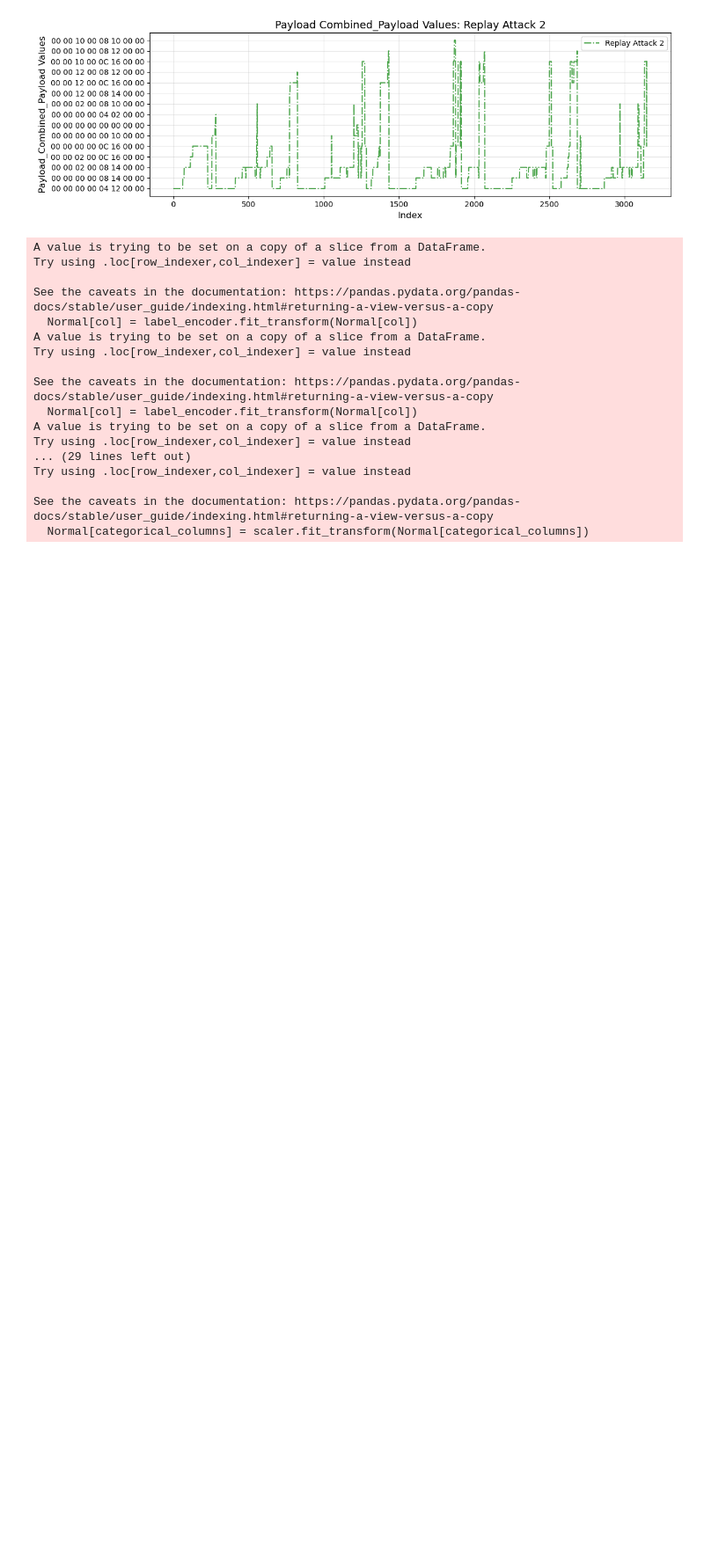
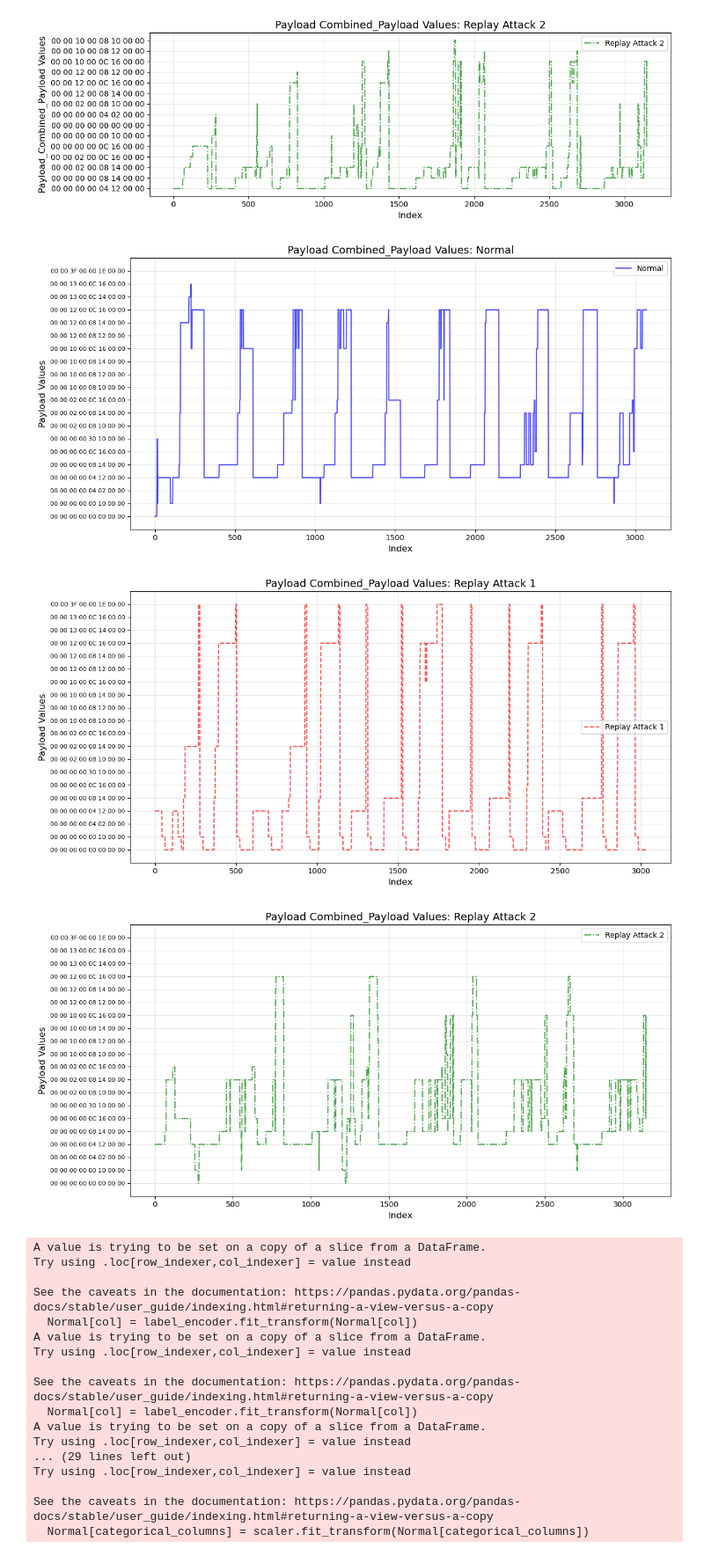
Before and after one commit to Arupreza/Securing-LIN-Insights-from-Ultrasonic-Sensor-Data-Impact-on-CAN-Protocol, a Jupyter notebook: Data_Analysis.ipynb, the cells around one changed output. Shown at 88% size. Cells and saved outputs as stored; diff of their text form; code cells hidden in the pictures; blank space fills up the shorter version.

```diff
--- a/Data_Analysis.ipynb
+++ b/Data_Analysis.ipynb
@@ -500,0 +544,3 @@ print(len(pd.value_counts(all_replay_attacks2["Combined_Payload"])))
+# %%
+df = np.unique(data)
+df
@@ -555,3 +648,24 @@ Name: count, dtype: int64
+# %%
+
+# Example usage
+y_tick_order = [
+    '00 00 00 00 00 00 00 00', '00 00 00 00 00 10 00 00',
+    '00 00 00 00 04 02 00 00', '00 00 00 00 04 12 00 00',
+    '00 00 00 00 08 14 00 00', '00 00 00 00 0C 16 00 00',
+    '00 00 00 00 30 10 00 00', '00 00 02 00 08 10 00 00',
+    '00 00 02 00 08 14 00 00', '00 00 02 00 0C 16 00 00',
+    '00 00 10 00 08 10 00 00', '00 00 10 00 08 12 00 00',
+    '00 00 10 00 08 14 00 00', '00 00 10 00 0C 16 00 00',
+    '00 00 12 00 08 12 00 00', '00 00 12 00 08 14 00 00',
+    '00 00 12 00 0C 16 00 00', '00 00 13 00 0C 14 00 00',
+    '00 00 13 00 0C 16 00 00', '00 00 3F 00 00 1E 00 00'
+]
+# %%
+plot_payload_comparison_1('Combined_Payload', 'Combined_Payload', y_tick_order)
+# %% [output]
+[figure, added]
+[figure, added]
+[figure, added]
 # %%
 Normal = All_Normal_df[["Payload_1",	"Payload_2",	"Payload_3",	"Payload_4",	"Payload_5",	"Payload_6",	"Payload_7",	"Payload_8",	"Time_Gap",	"Label"]]
 
```
Also changed, not shown: parts of 3 cells of this notebook.
